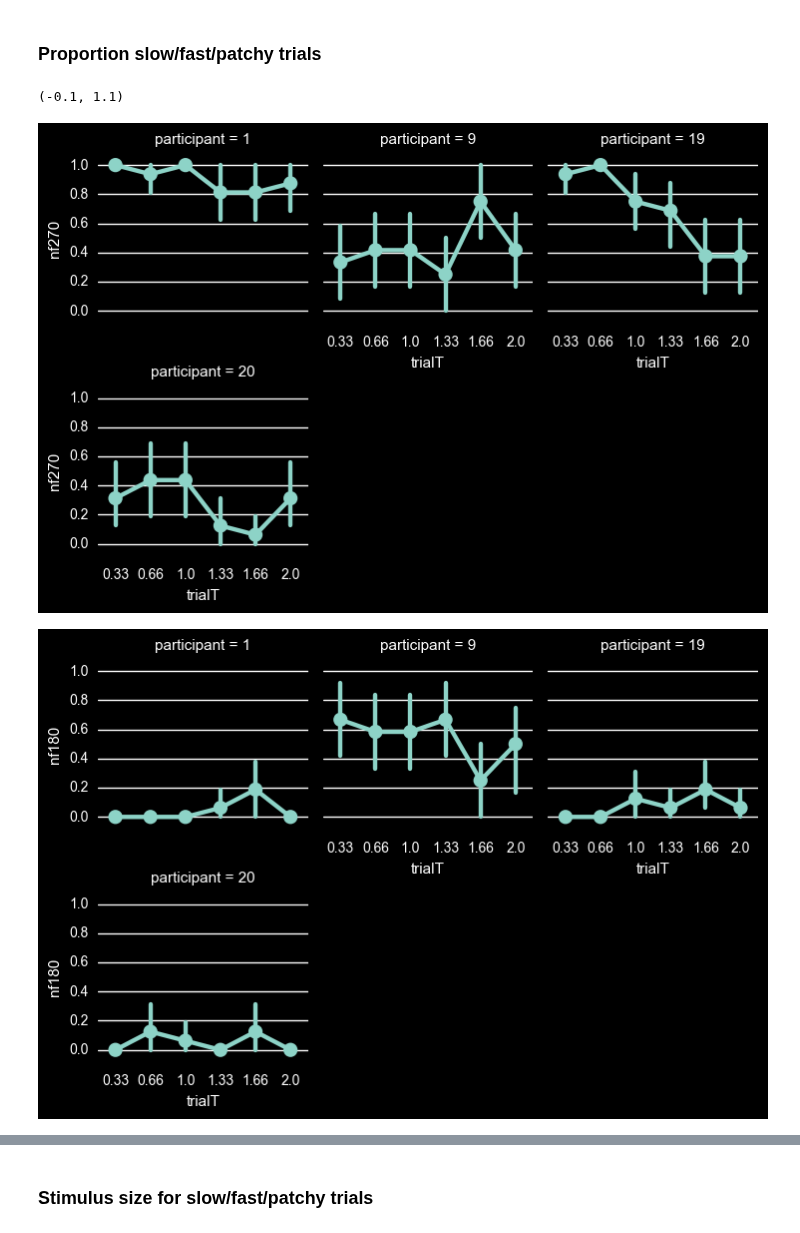
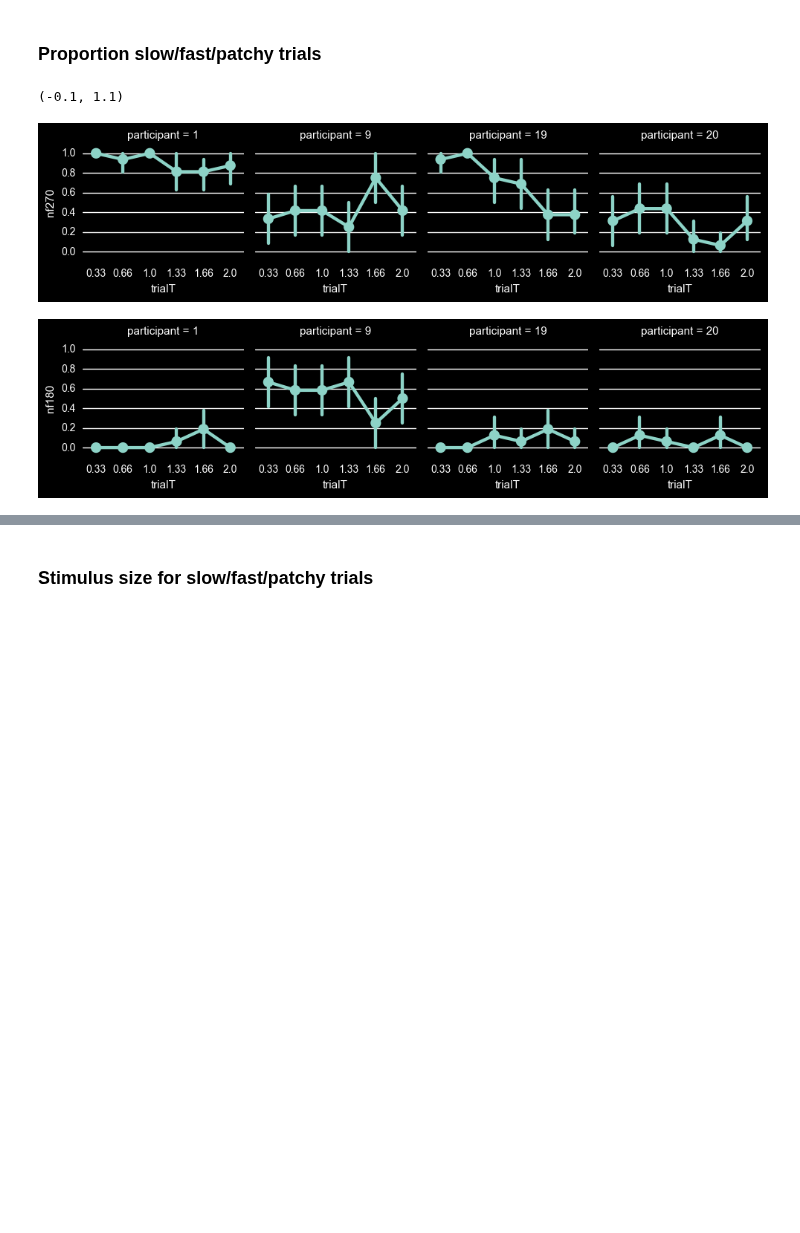
Before and after one commit to egorananyev/mc, a Jupyter notebook: an/mcEcc_ct-tXbv.ipynb, the cells around one changed output, grey strips where cells are left out. Drawn from its saved outputs; the diff is of its cells as text; code cells hidden in the pictures; blank space fills up the shorter version.

```diff
--- a/an/mcEcc_ct-tXbv.ipynb
+++ b/an/mcEcc_ct-tXbv.ipynb
@@ -98,16 +98,16 @@ ssRing = ds[ds.ringSzP < 1]
 # %% [markdown]
 ### Proportion slow/fast/patchy trials
 # %%
-g = sns.factorplot(x='trialT', y='nf270', col='participant', col_wrap=3,
+g = sns.factorplot(x='trialT', y='nf270', col='participant', col_wrap=4,
                    data=ds, ci=95, dodge=.0, size=2.5)
 plt.ylim(-0.1,1.1)
-g = sns.factorplot(x='trialT', y='nf180', col='participant', col_wrap=3,
+g = sns.factorplot(x='trialT', y='nf180', col='participant', col_wrap=4,
                    data=ds, ci=95, dodge=.0, size=2.5)
 plt.ylim(-0.1,1.1)
-g = sns.factorplot(x='trialT', y='nf090', col='participant', col_wrap=3,
+g = sns.factorplot(x='trialT', y='nf090', col='participant', col_wrap=4,
                    data=ds, ci=95, dodge=.0, size=2.5)
 plt.ylim(-0.1,1.1)
 # %% [output]
 (-0.1, 1.1)
-[figure, old version]
+[figure, new version]
-[figure, old version]
+[figure, new version]
```
Also changed, not shown: parts of 3 cells of this notebook.
